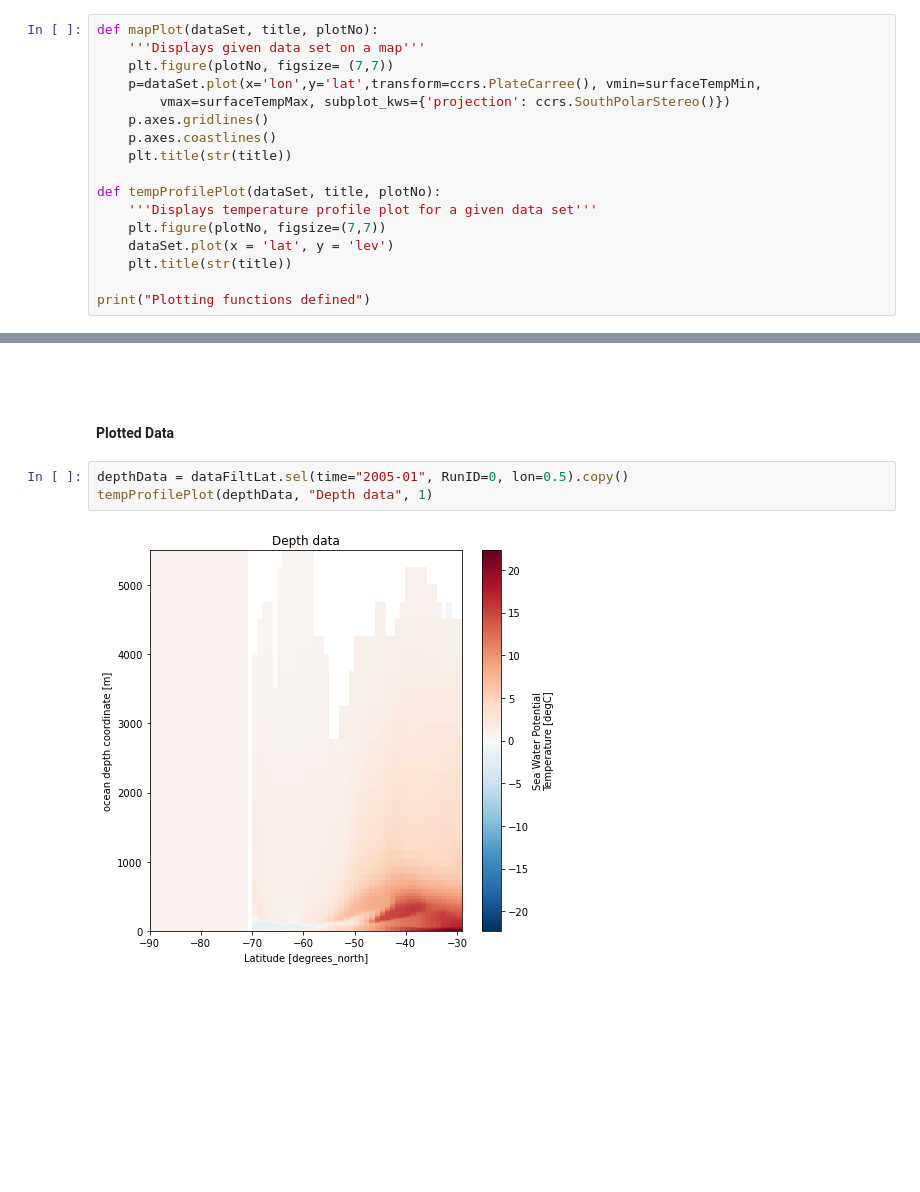
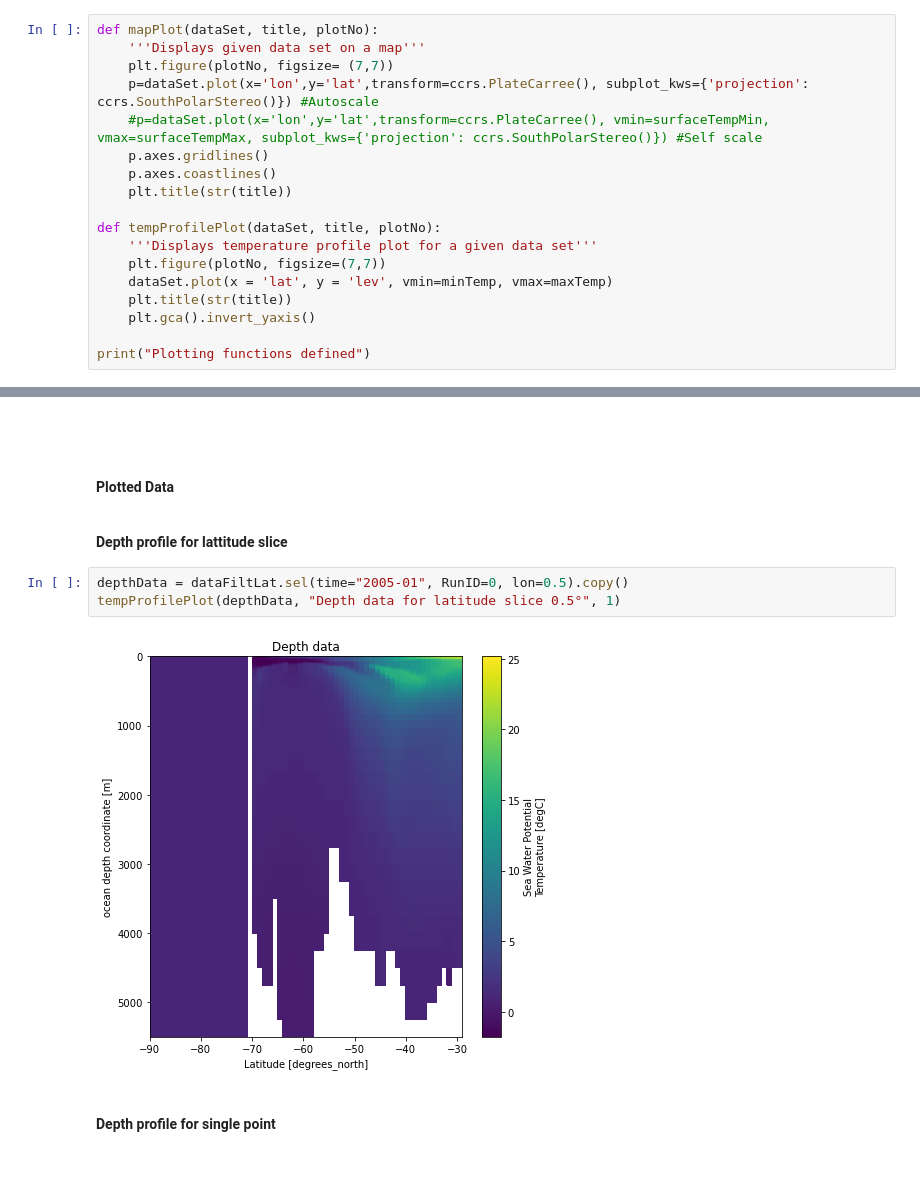
Before and after one commit to el1247/BAS_AI4ER_SAM, a Jupyter notebook: notebooks/exploratory/1.0_el_TempProfile.ipynb, the cells around one changed output, grey strips where cells are left out. Cells and saved outputs as stored; diff of their text form; blank space fills up the shorter version.

Commit message:
Graphical Modifications
Added colour scheme to tempProfile and modified max/min temperature calculations.
Added error bars and labelling to climotology.
Added lon comparrison to sample creator.

```diff
--- a/notebooks/exploratory/1.0_el_TempProfile.ipynb
+++ b/notebooks/exploratory/1.0_el_TempProfile.ipynb
@@ -257,8 +296,8 @@ ESM surface temp max = 25.175
 def mapPlot(dataSet, title, plotNo):
     '''Displays given data set on a map'''
     plt.figure(plotNo, figsize= (7,7))
-    p=dataSet.plot(x='lon',y='lat',transform=ccrs.PlateCarree(), vmin=surfaceTempMin,
-        vmax=surfaceTempMax, subplot_kws={'projection': ccrs.SouthPolarStereo()})
+    p=dataSet.plot(x='lon',y='lat',transform=ccrs.PlateCarree(), subplot_kws={'projection': ccrs.SouthPolarStereo()}) #Autoscale
+    #p=dataSet.plot(x='lon',y='lat',transform=ccrs.PlateCarree(), vmin=surfaceTempMin, vmax=surfaceTempMax, subplot_kws={'projection': ccrs.SouthPolarStereo()}) #Self scale
     p.axes.gridlines()
     p.axes.coastlines()
     plt.title(str(title))
@@ -266,8 +305,9 @@ def mapPlot(dataSet, title, plotNo):
 def tempProfilePlot(dataSet, title, plotNo):
     '''Displays temperature profile plot for a given data set'''
     plt.figure(plotNo, figsize=(7,7))
-    dataSet.plot(x = 'lat', y = 'lev')
+    dataSet.plot(x = 'lat', y = 'lev', vmin=minTemp, vmax=maxTemp)
     plt.title(str(title))
+    plt.gca().invert_yaxis()
 
 print("Plotting functions defined")
 # %% [output]
@@ -283,11 +323,16 @@ mapPlot(oceanMask, "Reloaded Southern Ocean Mask", 1)
 # %% [markdown]
 <br>
-# %% [markdown]
-#### Plotted Data
+# %% [markdown]
+#### Plotted Data
+<br>
+<b>Depth profile for lattitude slice</b>
 # %%
 depthData = dataFiltLat.sel(time="2005-01", RunID=0, lon=0.5).copy()
-tempProfilePlot(depthData, "Depth data", 1)
+tempProfilePlot(depthData, "Depth data for latitude slice 0.5°", 1)
 # %% [output]
-[figure, old version]
+[figure, new version]
+# %% [markdown]
+<br>
+<b>Depth profile for single point</b>
 # %% [markdown]
 <br>
```
Also changed, not shown: parts of 5 cells of this notebook, 3 other files.
